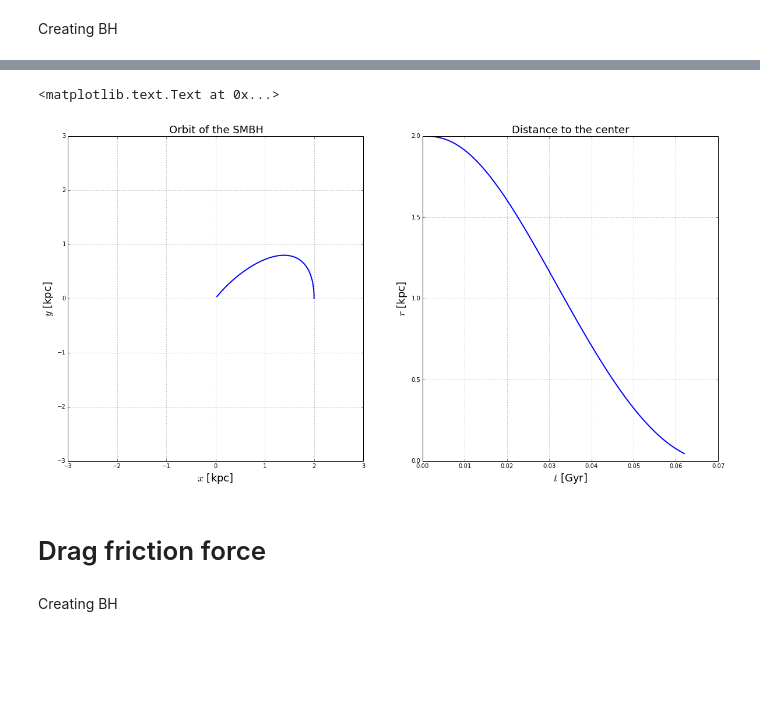
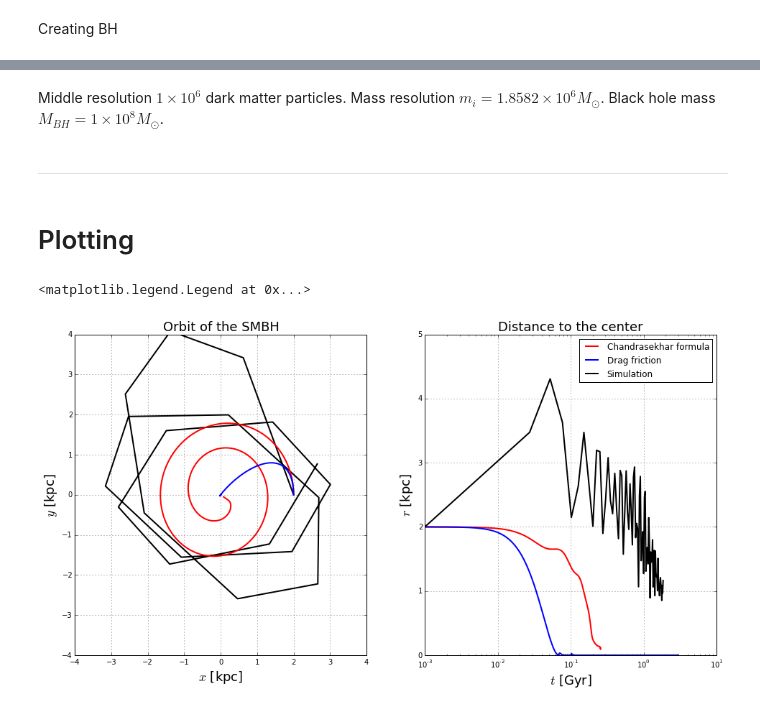
Before and after one commit to sbustamante/CosmologicalBlackHoles, a Jupyter notebook: Codes/controlled_experiments.ipynb, the cells around one changed output, grey strips where cells are left out. Drawn from its saved outputs; the diff is of its cells as text; code cells hidden in the pictures; blank space fills up the shorter version.

Commit message:
Comparison with simulated Hernquist profile

```diff
--- a/Codes/controlled_experiments.ipynb
+++ b/Codes/controlled_experiments.ipynb
@@ -122,7 +92,7 @@ plt.title( "Distance to the center", fontsize = 18 )
 # %%
 #PARAMETERS OF DRAG FORCE
 #Mass of black hole [1e10 M_sun]
-Mb = 1e-3
+Mb = 1e-2
 #Friction coefficient
 coef = 1.15
 
@@ -141,12 +111,16 @@ acc = None
 #Forces
 force = lambda r, v=None, t=None: hernquist.force_hernquist( r, v, t ) + hernquist.drag_friction( r, v, t )
 
-BH = black_hole( Mb, r0, v0, acc, force )
+BH2 = black_hole( Mb, r0, v0, acc, force )
 
 tmax = 3
 dt = 0.001
 N = int(tmax/dt)
 for i in xrange( N ):
-    BH.time_step( dt=dt )
-    if np.linalg.norm( BH.r )<0.05:
+    BH2.time_step( dt=dt )
+    if np.linalg.norm( BH1.r )<0.05:
         break
+# %%
+rt2 = np.array(BH2.rt[:])
+vt2 = np.array(BH2.vt[:])
+t2 = np.array(BH2.time)
@@ -153,27 +138,55 @@ for i in xrange( N ):
+# %% [markdown]
+Middle resolution $1\times 10^{6}$ dark matter particles. Mass resolution $m_i = 1.8582 \times 10^6 M_{\odot}$. Black hole mass $M_{BH} = 1\times 10^8 M_{\odot}$.
+# %%
+bh_s2 = black_hole_sim( simulation = "%s/hernq_kick_BH_1e6"%(DataFolder),
+                        snapbase = 'snapshot',
+                        n_snap = 75 )
+bh_s2.read_trajectory()
+# %% [markdown]
+- - -
+# %% [markdown]
+# Plotting
 # %%
-rt = np.array(BH.rt[:])
-vt = np.array(BH.vt[:])
-t = np.array(BH.time)
-plt.figure( figsize=(20,10) )
+plt.figure( figsize=(16,8) )
 plt.subplot(1,2,1)
-plt.plot(rt[:,0], rt[:,1], '-', lw=2)
-dL = 3
+
+#Analytic trajectories
+plt.plot(rt1[:,0], rt1[:,1], '-', lw=2, color = 'red')
+plt.plot(rt2[:,0], rt2[:,1], '-', lw=2, color = 'blue')
+
+#Simulated trajectories
+center = [250,250,250]
+T = 20
+#plt.plot( bh_s1.r[:T,0]-center[0], bh_s1.r[:T,1]-center[1] , '--', lw=1, color = 'black' )
+plt.plot( bh_s2.r[:T,0]-center[0], bh_s2.r[:T,1]-center[1] , '-', lw=2, color = 'black', zorder = 0 )
+
+dL = 4
 plt.xlim( (-dL,dL) )
 plt.ylim( (-dL,dL) )
 plt.xlabel( "$x$ [kpc]", fontsize = 18 )
 plt.ylabel( "$y$ [kpc]", fontsize = 18 )
 plt.grid(1)
 plt.title( "Orbit of the SMBH", fontsize = 18 )
 
 plt.subplot(1,2,2)
-plt.plot(t, np.sqrt(rt[:,0]**2 + rt[:,1]**2 + rt[:,2]**2), '-', lw=2)
-plt.ylim( (0,2) )
+
+#Analytic trajectories
+plt.plot(t1, np.sqrt(rt1[:,0]**2 + rt1[:,1]**2 + rt1[:,2]**2), lw=2, color = 'red', label = 'Chandrasekhar formula')
+plt.plot(t2, np.sqrt(rt2[:,0]**2 + rt2[:,1]**2 + rt2[:,2]**2), lw=2, color = 'blue', label = 'Drag friction')
+
+#Simulated trajectories
+T = 75
+plt.plot( bh_s2.t[:T]+1e-3, sqrt((bh_s2.r[:T,0]-center[0])**2 + (bh_s2.r[:T,1]-center[1])**2 + (bh_s2.r[:T,2]-center[2])**2),
+'-', lw=2, color = 'black', zorder = 0, label = 'Simulation' )
+
+
+plt.semilogx()
+plt.ylim( (0,5) )
 plt.xlabel( "$t$ [Gyr]", fontsize = 18 )
 plt.ylabel( "$r$ [kpc]", fontsize = 18 )
 plt.grid(1)
 plt.title( "Distance to the center", fontsize = 18 )
+plt.legend()
 # %% [output]
-<matplotlib.text.Text at 0x...>
+<matplotlib.legend.Legend at 0x...>
-[figure, old version]
+[figure, new version]
-# %% [markdown]
-# Drag friction force
@@ -189,2 +192,0 @@ hernquist.kargs = { 'coef':coef }
-# %% [markdown]
-Creating BH
```
Also changed, not shown: parts of 19 cells of this notebook, 2 other files.
